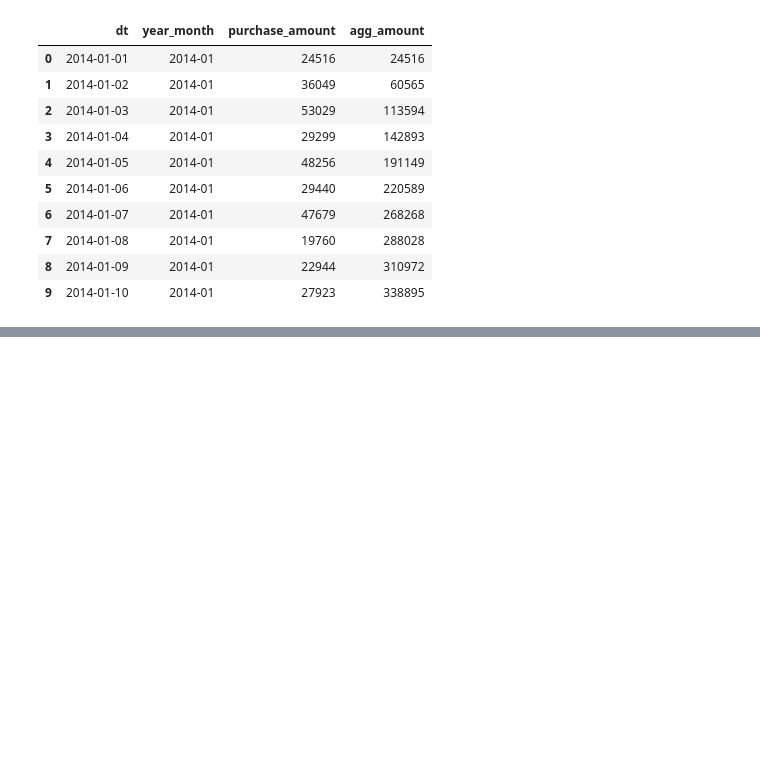
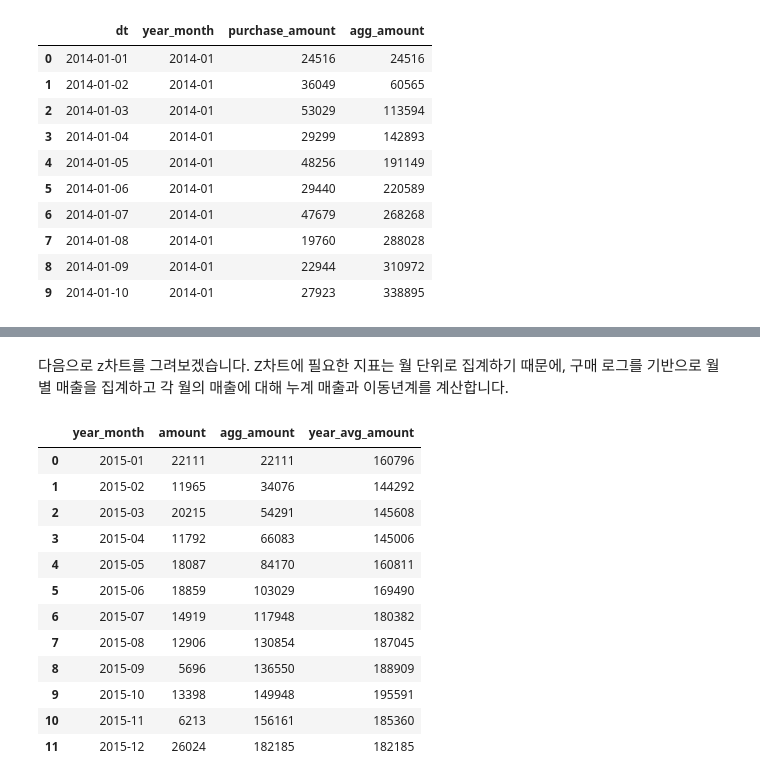
Before and after one commit to yhp2205/SQL, a Jupyter notebook: ch_9.ipynb, the cells around one changed output, grey strips where cells are left out. Cells and saved outputs as stored; diff of their text form; code cells hidden in the pictures; blank space fills up the shorter version.

```diff
--- a/ch_9.ipynb
+++ b/ch_9.ipynb
@@ -229,0 +314,72 @@ ORDER BY dt
+# %% [markdown]
+다음으로 z차트를 그려보겠습니다. Z차트에 필요한 지표는 월 단위로 집계하기 때문에, 구매 로그를 기반으로 월별 매출을 집계하고 각 월의 매출에 대해 누계 매출과 이동년계를 계산합니다.
+# %%
+%%bigquery --project mygcpproject-340112
+  -- 9.7 2015년 매출에 대한 Z 차트를 작성하는 쿼리
+WITH
+daily_purchase AS (
+  SELECT
+      dt
+      -- '연', '월', '일'을 각각 추출하기
+    , substr(dt, 1, 4) AS year
+    , substr(dt, 6, 2) AS month
+    , substr(dt, 9, 2) AS date
+    , SUM(purchase_amount) AS purchase_amount
+    , COUNT(order_id) AS orders
+  FROM sqldata.purchase_log
+  GROUP BY dt
+)
+, monthly_amount AS (
+  -- 월별 매출 집계하기
+  SELECT
+      year
+    , month
+    , SUM(purchase_amount) AS amount
+  FROM daily_purchase
+  GROUP BY year, month
+)
+, calc_index AS (
+SELECT
+    year
+  , month
+  , amount
+    -- 2015년 누계 매출 집계하기
+  , SUM(CASE WHEN year = '2015' THEN amount END)
+    OVER(ORDER BY year, month ROWS UNBOUNDED PRECEDING)
+  AS agg_amount
+    -- 당월부터 11개월 이전까지의 매출 합계(이동년계) 집계하기
+  , SUM(amount)
+    OVER(ORDER BY year, month ROWS BETWEEN 11 PRECEDING AND CURRENT ROW)
+  AS year_avg_amount
+FROM
+  monthly_amount
+ORDER BY
+  year, month
+)
+  -- 마지막으로 2015년의 데이터만 압축하기
+SELECT
+  concat(year, '-', month) AS year_month
+, amount
+, agg_amount
+, year_avg_amount
+FROM
+  calc_index
+WHERE
+  year = '2015'
+ORDER BY
+  year_month
+;
+# %% [output]
+|  | year_month | amount | agg_amount | year_avg_amount |
+| 0 | 2015-01 | 22111 | 22111 | 160796 |
+| 1 | 2015-02 | 11965 | 34076 | 144292 |
+| 2 | 2015-03 | 20215 | 54291 | 145608 |
+| 3 | 2015-04 | 11792 | 66083 | 145006 |
+| 4 | 2015-05 | 18087 | 84170 | 160811 |
+| 5 | 2015-06 | 18859 | 103029 | 169490 |
+| 6 | 2015-07 | 14919 | 117948 | 180382 |
+| 7 | 2015-08 | 12906 | 130854 | 187045 |
+| 8 | 2015-09 | 5696 | 136550 | 188909 |
+| 9 | 2015-10 | 13398 | 149948 | 195591 |
+| 10 | 2015-11 | 6213 | 156161 | 185360 |
+| 11 | 2015-12 | 26024 | 182185 | 182185 |
```
Also changed, not shown: parts of 3 cells of this notebook.
